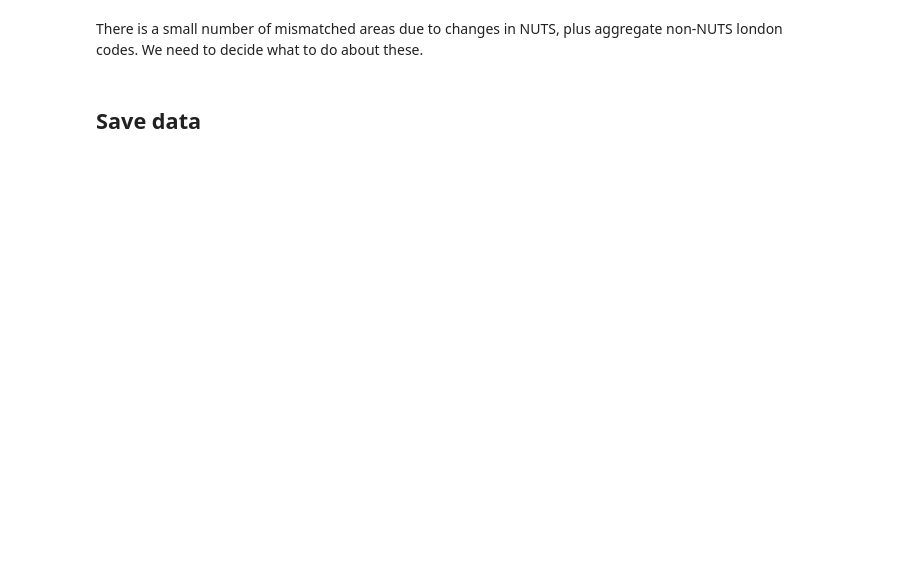
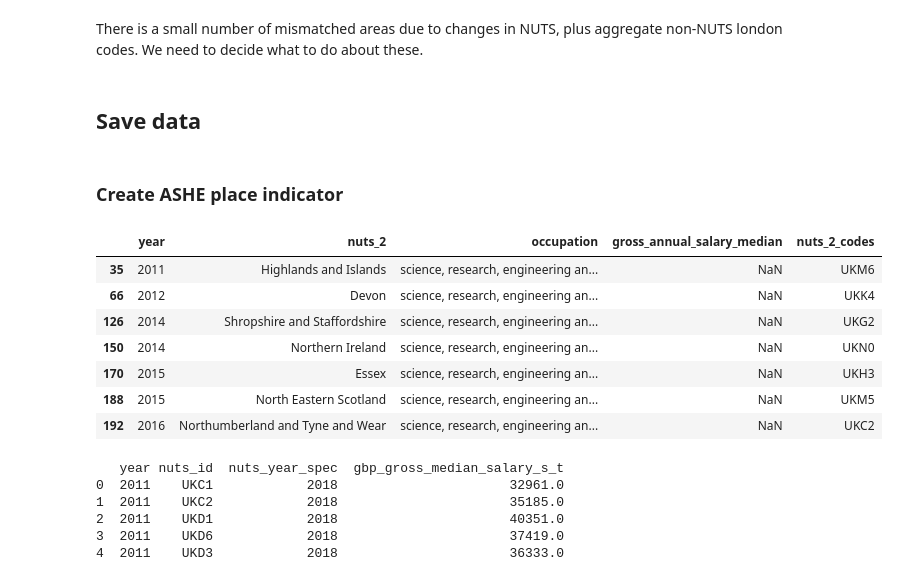
Before and after one commit to nestauk/beis-indicators, a Jupyter notebook: notebooks/dev/11_ashe_place.ipynb, the cells around one changed output. Drawn from its saved outputs; the diff is of its cells as text; code cells hidden in the pictures; blank space fills up the shorter version.

```diff
--- a/notebooks/dev/11_ashe_place.ipynb
+++ b/notebooks/dev/11_ashe_place.ipynb
@@ -240,0 +346,23 @@ save_data(sci_median_salaries,'ashe_nuts_2_sci_tech',proc_path)
+# %% [markdown]
+### Create ASHE place indicator
+# %%
+sci_median_salaries.loc[sci_median_salaries['gross_annual_salary_median'].isna()]
+# %% [output]
+|  | year | nuts_2 | occupation | gross_annual_salary_median | nuts_2_codes |
+| 35 | 2011 | Highlands and Islands | science, research, engineering an... | NaN | UKM6 |
+| 66 | 2012 | Devon | science, research, engineering an... | NaN | UKK4 |
+| 126 | 2014 | Shropshire and Staffordshire | science, research, engineering an... | NaN | UKG2 |
+| 150 | 2014 | Northern Ireland | science, research, engineering an... | NaN | UKN0 |
+| 170 | 2015 | Essex | science, research, engineering an... | NaN | UKH3 |
+| 188 | 2015 | North Eastern Scotland | science, research, engineering an... | NaN | UKM5 |
+| 192 | 2016 | Northumberland and Tyne and Wear | science, research, engineering an... | NaN | UKC2 |
+# %%
+make_indicator(sci_median_salaries,'ashe_place',{'gross_annual_salary_median':'gbp_gross_median_salary_s_t'},
+               nuts_var='nuts_2_codes',decimals=0,year_var='year')
+# %% [output]
+   year nuts_id  nuts_year_spec  gbp_gross_median_salary_s_t
+0  2011    UKC1            2018                      32961.0
+1  2011    UKC2            2018                      35185.0
+2  2011    UKD1            2018                      40351.0
+3  2011    UKD6            2018                      37419.0
+4  2011    UKD3            2018                      36333.0
```
Also changed, not shown: parts of 8 cells of this notebook, 10 other files.
